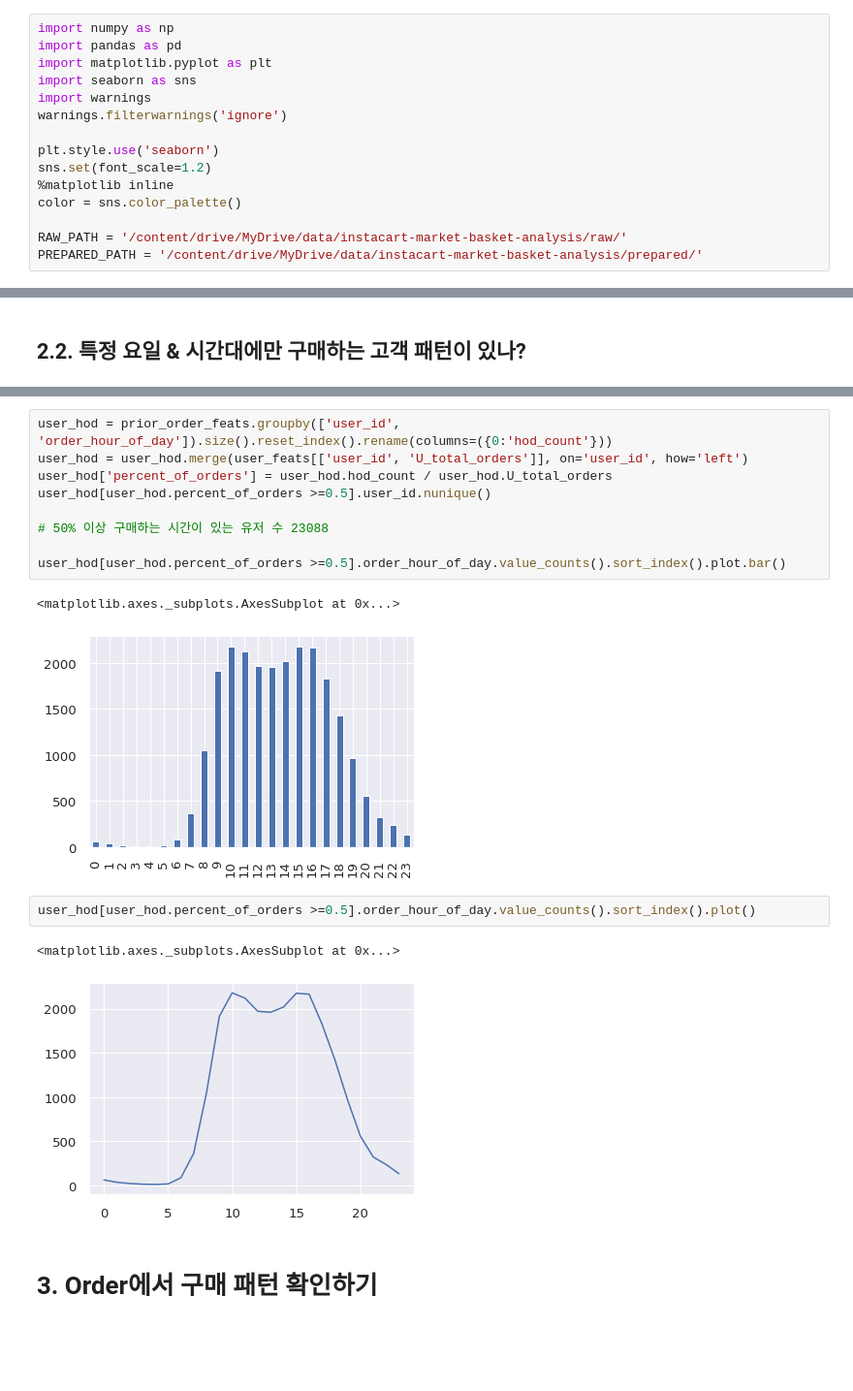
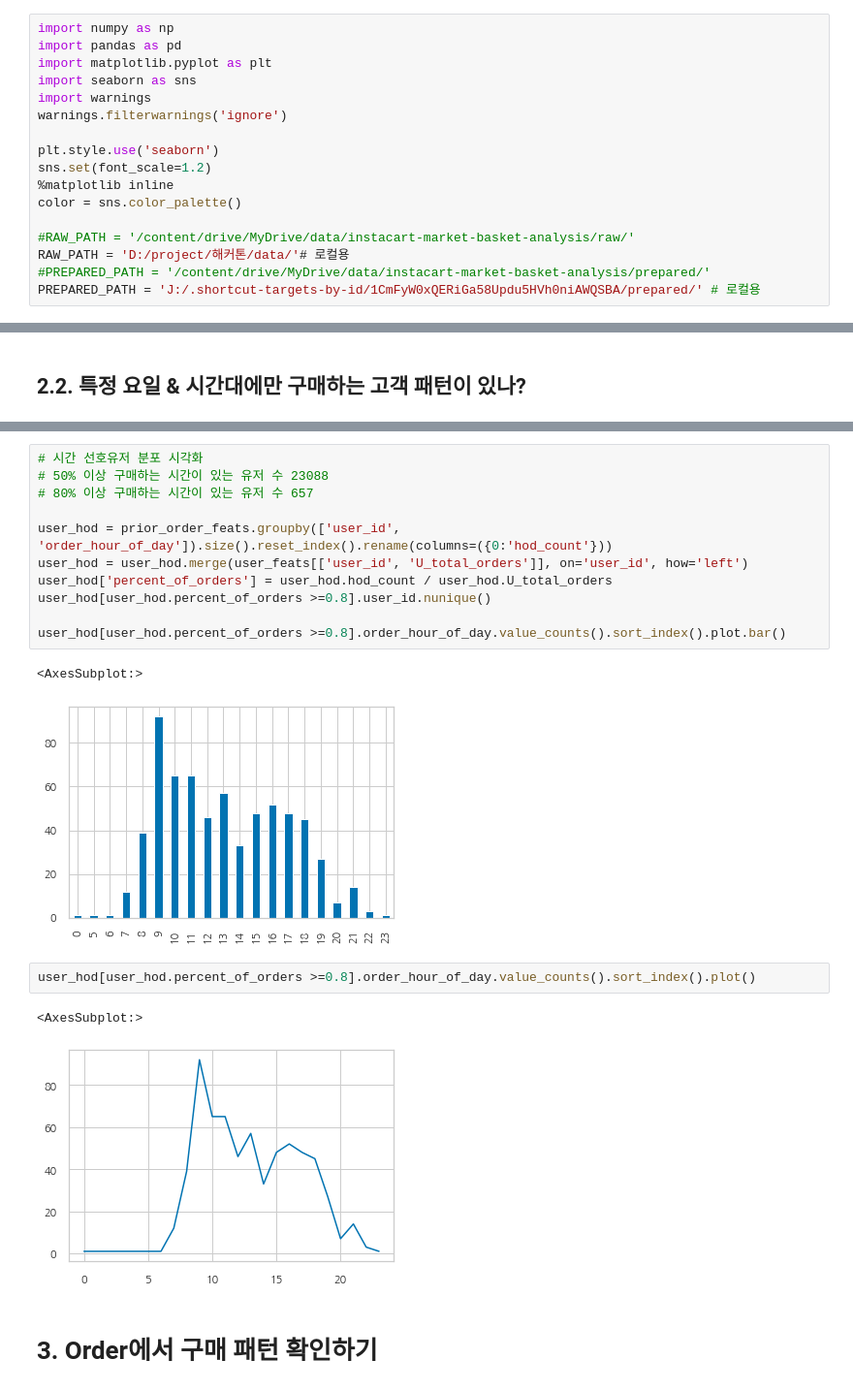
Before and after one commit to helperjby/Wishlist_project, a Jupyter notebook: 2. Exploratory Data Analysis.ipynb, the cells around one changed output, grey strips where cells are left out. Shown at 97% size. Saved outputs shown, nothing was run; the diff lists cells and outputs as text; blank space fills up the shorter version.

```diff
--- a/2. Exploratory Data Analysis.ipynb
+++ b/2. Exploratory Data Analysis.ipynb
@@ -13,8 +13,10 @@ sns.set(font_scale=1.2)
 %matplotlib inline
 color = sns.color_palette()
 
-RAW_PATH = '/content/drive/MyDrive/data/instacart-market-basket-analysis/raw/'
-PREPARED_PATH = '/content/drive/MyDrive/data/instacart-market-basket-analysis/prepared/'
+#RAW_PATH = '/content/drive/MyDrive/data/instacart-market-basket-analysis/raw/'
+RAW_PATH = 'D:/project/해커톤/data/'# 로컬용
+#PREPARED_PATH = '/content/drive/MyDrive/data/instacart-market-basket-analysis/prepared/'
+PREPARED_PATH = 'J:/.shortcut-targets-by-id/1CmFyW0xQERiGa58Updu5HVh0niAWQSBA/prepared/' # 로컬용
 # %%
 prior_df = pd.read_pickle(PREPARED_PATH + 'prior_df.pkl') # order_product__prior.csv + orders.csv + products.csv
 prior_order_feats = pd.read_pickle(PREPARED_PATH + 'prior_order_feats.pkl') # orders.csv + @
@@ -209,20 +247,22 @@ user_dow[user_dow.percent_of_orders >=0.5].order_dow.value_counts().sort_index()
 # %%
+# 시간 선호유저 분포 시각화
+# 50% 이상 구매하는 시간이 있는 유저 수 23088
+# 80% 이상 구매하는 시간이 있는 유저 수 657
+
 user_hod = prior_order_feats.groupby(['user_id', 'order_hour_of_day']).size().reset_index().rename(columns=({0:'hod_count'}))
 user_hod = user_hod.merge(user_feats[['user_id', 'U_total_orders']], on='user_id', how='left')
 user_hod['percent_of_orders'] = user_hod.hod_count / user_hod.U_total_orders
-user_hod[user_hod.percent_of_orders >=0.5].user_id.nunique()
+user_hod[user_hod.percent_of_orders >=0.8].user_id.nunique()
 
-# 50% 이상 구매하는 시간이 있는 유저 수 23088
-
-user_hod[user_hod.percent_of_orders >=0.5].order_hour_of_day.value_counts().sort_index().plot.bar()
+user_hod[user_hod.percent_of_orders >=0.8].order_hour_of_day.value_counts().sort_index().plot.bar()
 # %% [output]
-<matplotlib.axes._subplots.AxesSubplot at 0x...>
+<AxesSubplot:>
-[figure, old version]
+[figure, new version]
 # %%
-user_hod[user_hod.percent_of_orders >=0.5].order_hour_of_day.value_counts().sort_index().plot()
+user_hod[user_hod.percent_of_orders >=0.8].order_hour_of_day.value_counts().sort_index().plot()
 # %% [output]
-<matplotlib.axes._subplots.AxesSubplot at 0x...>
+<AxesSubplot:>
-[figure, old version]
+[figure, new version]
 # %% [markdown]
 # 3. Order에서 구매 패턴 확인하기
 # %% [markdown]
```
Also changed, not shown: parts of 36 cells of this notebook.
